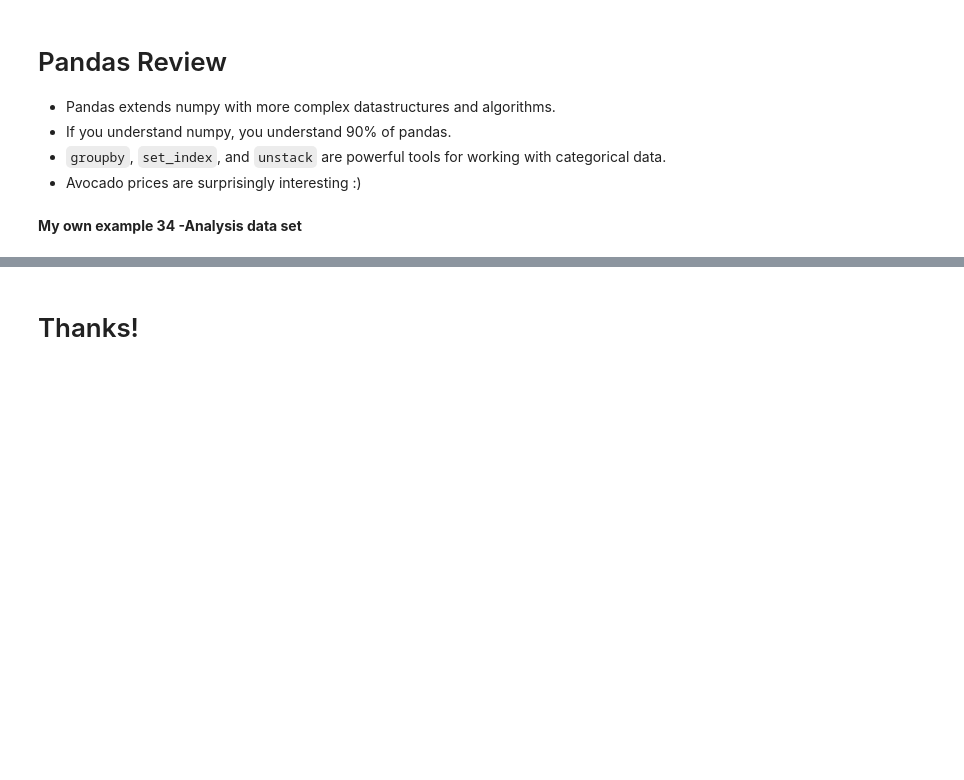
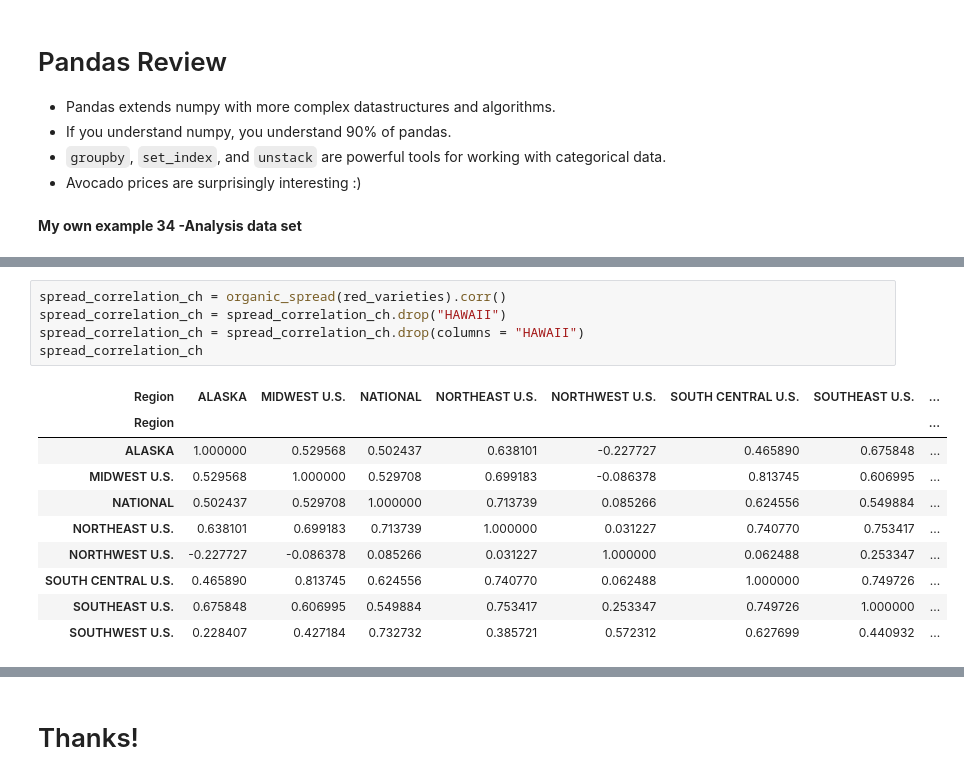
Before and after one commit to kguzmand/MetNumUN2023II, a Jupyter notebook: kguzmand_Lab2.ipynb, the cells around one changed output, grey strips where cells are left out. Saved outputs shown, nothing was run; the diff lists cells and outputs as text; blank space fills up the shorter version.

```diff
--- a/kguzmand_Lab2.ipynb
+++ b/kguzmand_Lab2.ipynb
@@ -1792,0 +1798,16 @@ plt.show()
+# %%
+spread_correlation_ch = organic_spread(red_varieties).corr()
+spread_correlation_ch = spread_correlation_ch.drop("HAWAII")
+spread_correlation_ch = spread_correlation_ch.drop(columns = "HAWAII")
+spread_correlation_ch
+# %% [output]
+| Region | ALASKA | MIDWEST U.S. | NATIONAL | NORTHEAST U.S. | NORTHWEST U.S. | SOUTH CENTRAL U.S. | SOUTHEAST U.S. | ... |
+| Region |  |  |  |  |  |  |  | ... |
+| ALASKA | 1.000000 | 0.529568 | 0.502437 | 0.638101 | -0.227727 | 0.465890 | 0.675848 | ... |
+| MIDWEST U.S. | 0.529568 | 1.000000 | 0.529708 | 0.699183 | -0.086378 | 0.813745 | 0.606995 | ... |
+| NATIONAL | 0.502437 | 0.529708 | 1.000000 | 0.713739 | 0.085266 | 0.624556 | 0.549884 | ... |
+| NORTHEAST U.S. | 0.638101 | 0.699183 | 0.713739 | 1.000000 | 0.031227 | 0.740770 | 0.753417 | ... |
+| NORTHWEST U.S. | -0.227727 | -0.086378 | 0.085266 | 0.031227 | 1.000000 | 0.062488 | 0.253347 | ... |
+| SOUTH CENTRAL U.S. | 0.465890 | 0.813745 | 0.624556 | 0.740770 | 0.062488 | 1.000000 | 0.749726 | ... |
+| SOUTHEAST U.S. | 0.675848 | 0.606995 | 0.549884 | 0.753417 | 0.253347 | 0.749726 | 1.000000 | ... |
+| SOUTHWEST U.S. | 0.228407 | 0.427184 | 0.732732 | 0.385721 | 0.572312 | 0.627699 | 0.440932 | ... |
```
Also changed, not shown: parts of 7 cells of this notebook.
